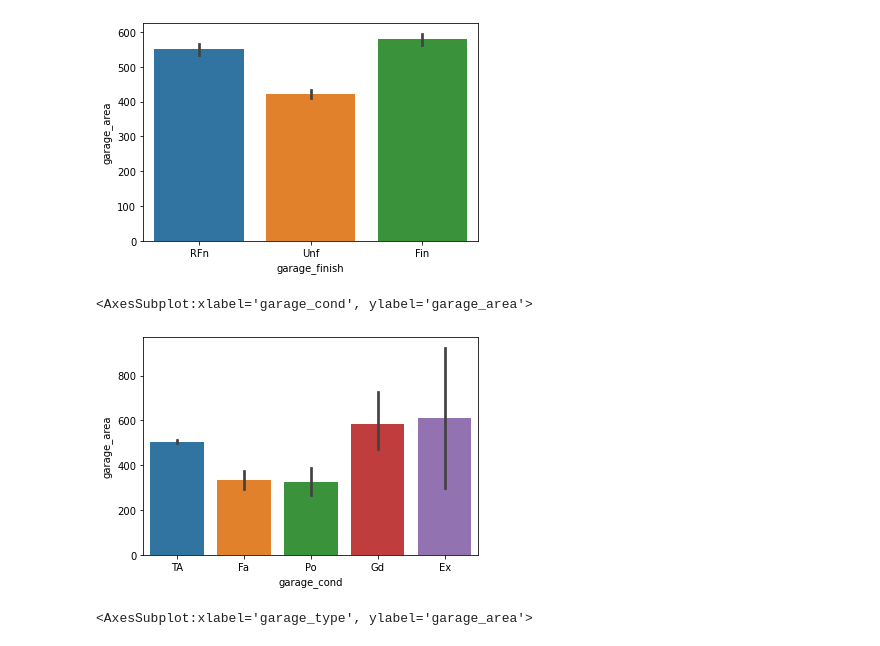
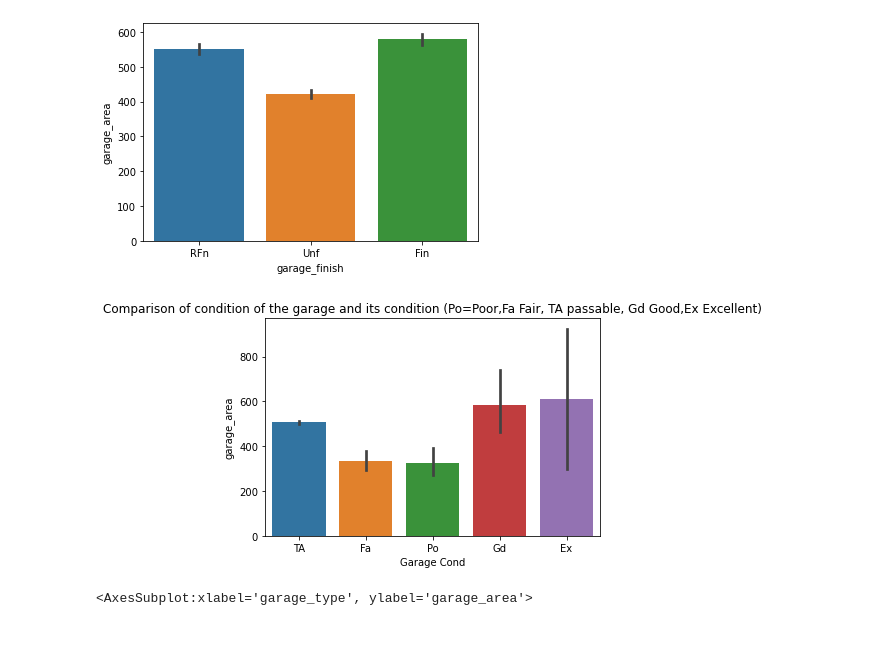
Before and after one commit to knambiar96/ml-housing-predictions, a Jupyter notebook: code/Karthiks-p2-notebook.ipynb, the cells around one changed output. Drawn from its saved outputs; the diff is of its cells as text; code cells hidden in the pictures.

```diff
--- a/code/Karthiks-p2-notebook.ipynb
+++ b/code/Karthiks-p2-notebook.ipynb
@@ -104,10 +122,11 @@ sns.barplot(x=ames_train['garage_finish'],y=ames_train['garage_area'])
 <AxesSubplot:xlabel='garage_finish', ylabel='garage_area'>
 [figure]
 # %%
-sns.barplot(x=ames_train['garage_cond'],y=ames_train['garage_area'])
+sns.barplot(x=ames_train2['Garage Cond'],y=ames_train['garage_area'])
+plt.title('Comparison of condition of the garage and its condition (Po=Poor,Fa Fair, TA passable, Gd Good,Ex Excellent)')
+plt.savefig('garage.png')
 # %% [output]
-<AxesSubplot:xlabel='garage_cond', ylabel='garage_area'>
-[figure, old version]
+[figure, new version]
 # %%
 sns.barplot(x=ames_train['garage_type'],y=ames_train['garage_area'])
 # %% [output]
```
Also changed, not shown: parts of 155 cells of this notebook, 8 other files.
